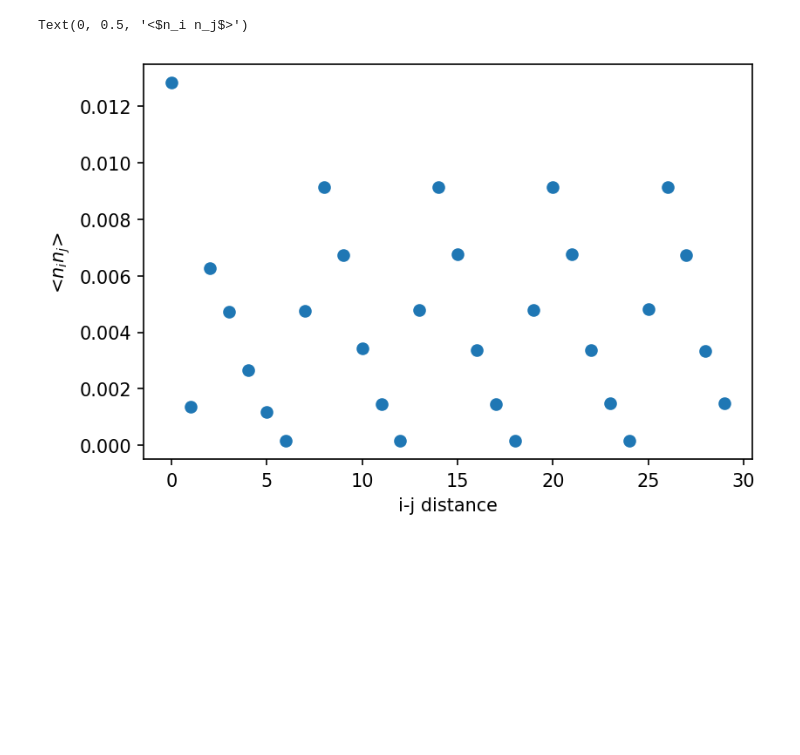
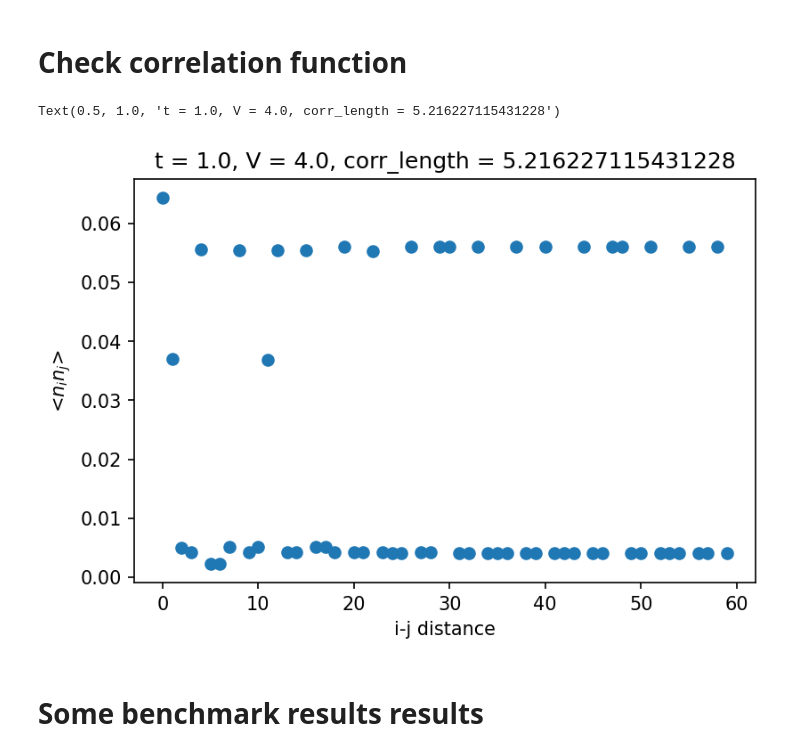
Before and after one commit to GlebFedorovich/QSL_master_project, a Jupyter notebook: spinless_real_space.ipynb, the cells around one changed output. Cells and saved outputs as stored; diff of their text form; code cells hidden in the pictures; blank space fills up the shorter version.

```diff
--- a/spinless_real_space.ipynb
+++ b/spinless_real_space.ipynb
@@ -191,11 +210,20 @@ INFO    : DMRG finished after 90 sweeps, max chi=992
+# %%
+corr_length = psi.correlation_length()
+# %% [markdown]
+# Check correlation function
 # %%
-dist = np.arange(0, 30)
+dist = np.arange(0, 60)
+charge_corr = np.zeros(len(dist))
-# %%
-charge_corr = psi.correlation_function(ops1 = "N", ops2 = "N", sites1 = [0], sites2 = dist)[0]
+# %%
+for i, d in enumerate(dist):
+    charge_corr[i] = psi.expectation_value_term([('N', 0), ('N', d)])
 # %%
 plt.scatter(dist, charge_corr)
 plt.xlabel('i-j distance')
 plt.ylabel('<$n_i n_j$>')
+plt.title("t = " + str(model_param["t"]) + ", V = " + str(model_param["V"]) + ", corr_length = " + str(corr_length))
+# plt.ylim([0, 0.4])
+# plt.savefig("flux_real_conserved_N_Ly_6_Lx_3_1_3_filling.pdf")
 # %% [output]
-Text(0, 0.5, '<$n_i n_j$>')
+Text(0.5, 1.0, 't = 1.0, V = 4.0, corr_length = 5.216227115431228')
-[figure, old version]
+[figure, new version]
@@ -209,3 +230,5 @@ Text(0, 0.5, '<$n_i n_j$>')
+# %% [markdown]
+# Some benchmark results results
 # %%
 # SPINLESS REAL
 # t = 1.57, U =0, ["full","full","empty","empty","empty","empty"]:
```
Also changed, not shown: parts of 19 cells of this notebook, 6 other files.
